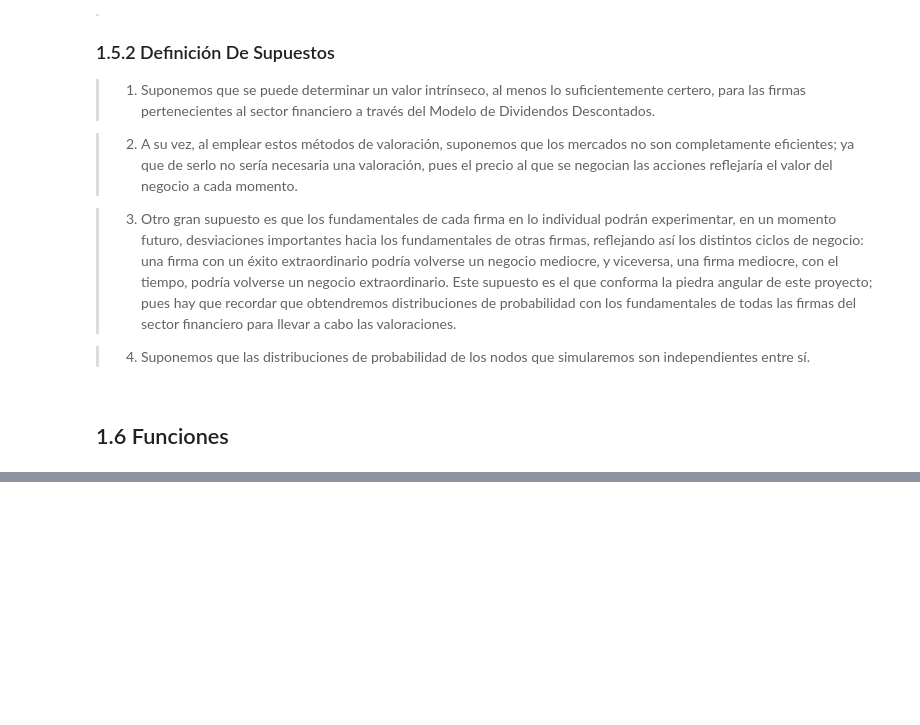
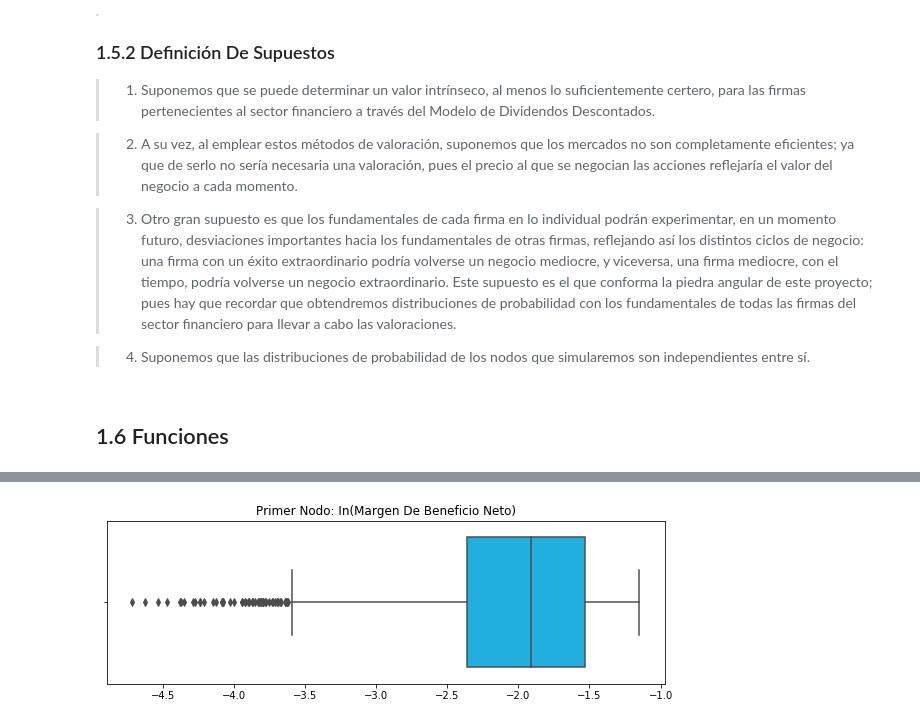
Before and after one commit to EMarquez7/Proyecto_DALopez_EMarquez, a Jupyter notebook: ProyectoModulo1_LazarenoD_DelgadoE.ipynb, the cells around one changed output, grey strips where cells are left out. Saved outputs shown, nothing was run; the diff lists cells and outputs as text; code cells hidden in the pictures; blank space fills up the shorter version.

```diff
--- a/ProyectoModulo1_LazarenoD_DelgadoE.ipynb
+++ b/ProyectoModulo1_LazarenoD_DelgadoE.ipynb
@@ -308,0 +316,4 @@ def f_max(f : "Función de densidad f(x)"):
+# %%
+boxplot(logTransformation(data1), (10, 3), "deepskyblue", "Primer Nodo: In(Margen De Beneficio Neto)")
+# %% [output]
+[figure, added]
```
Also changed, not shown: parts of 39 cells of this notebook.
